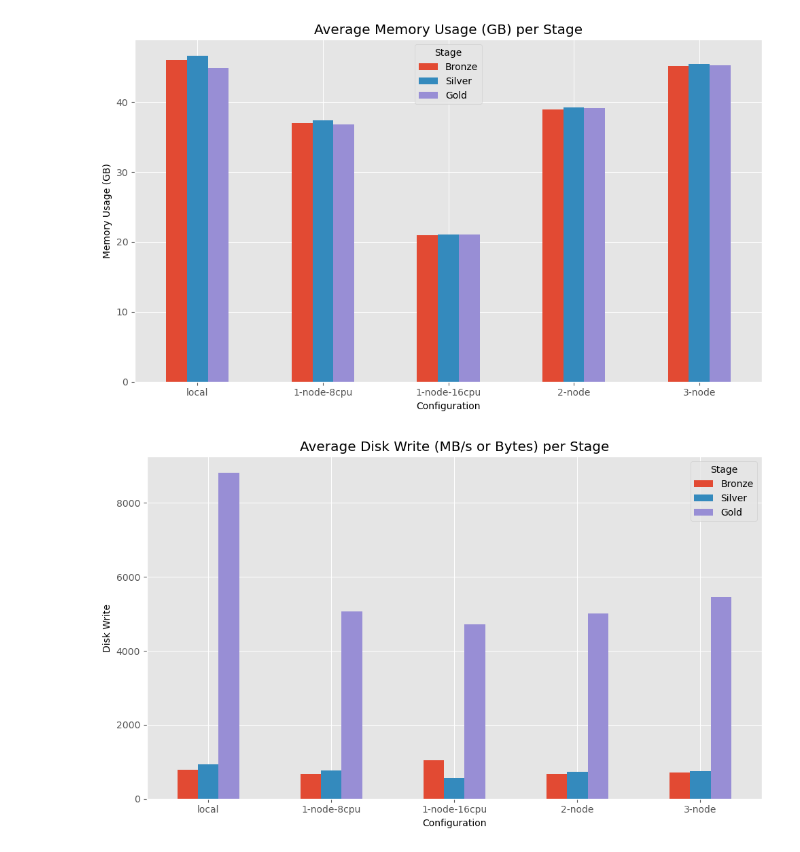
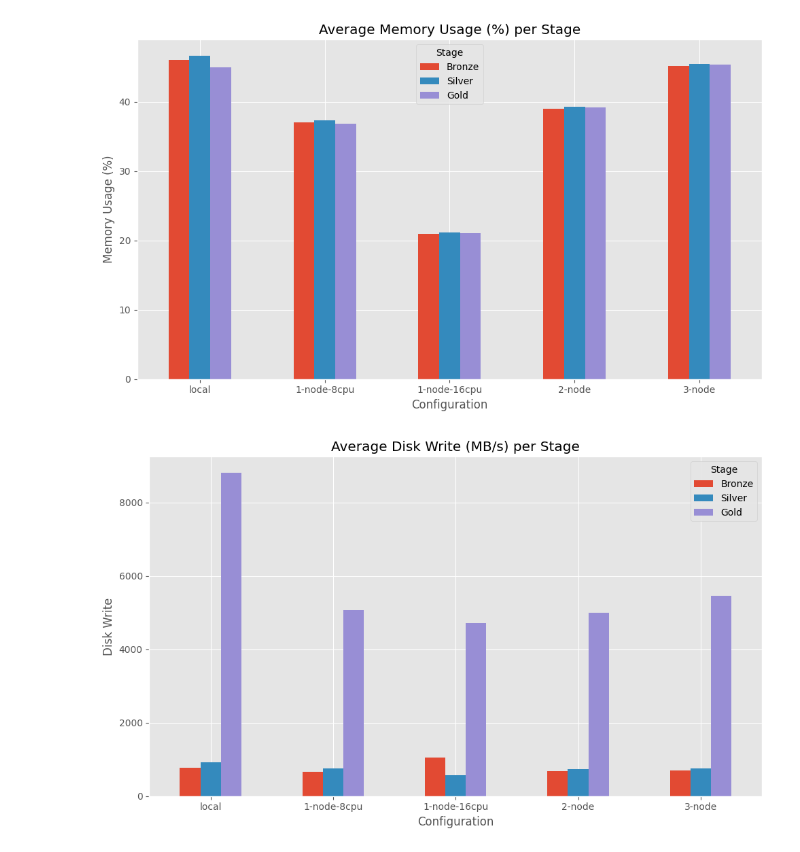
Before and after one commit to evie-mahsem-new/JetStream2_Benchmarking, a Jupyter notebook: results/visuals_pipeline.ipynb, the cells around one changed output. Cells and saved outputs as stored; diff of their text form; code cells hidden in the pictures.

```diff
--- a/results/visuals_pipeline.ipynb
+++ b/results/visuals_pipeline.ipynb
@@ -15,7 +16,7 @@ file_config_map = {
 df_list = []
 for file, label in file_config_map.items():
     try:
-        temp_df = pd.read_csv(r"C:\Users\reeda\Downloads\{}".format(file))
+        temp_df = pd.read_csv(r"/workspaces/JetStream2_Benchmarking/results/{}".format(file))
         temp_df["config"] = label
         df_list.append(temp_df)
     except FileNotFoundError:
@@ -29,5 +30,3 @@ metrics = ["total_time", "t_ingest", "t_bronze", "t_silver", "t_gold",
            "mem_bronze", "mem_silver", "mem_gold",
            "write_bronze", "write_silver", "write_gold"]
 df_avg = df_combined.groupby("config")[metrics].mean().reset_index()
-
-df_avg
@@ -98,27 +300,27 @@ df_avg_mem = df_avg[["config"] + mem_cols].set_index("config")
 df_avg_mem.columns = ["Bronze", "Silver", "Gold"]
 
 df_avg_mem.plot(kind="bar", figsize=(10, 6))
-plt.title("Average Memory Usage (GB) per Stage")
-plt.ylabel("Memory Usage (GB)")
+plt.title("Average Memory Usage (%) per Stage")
+plt.ylabel("Memory Usage (%)")
 plt.xlabel("Configuration")
 plt.xticks(rotation=0)
 plt.legend(title="Stage")
 plt.tight_layout()
 plt.show()
 # %% [output]
-[figure, old version]
+[figure, new version]
 # %%
 write_cols = ["write_bronze", "write_silver", "write_gold"]
 df_avg_write = df_avg[["config"] + write_cols].set_index("config")
 df_avg_write.columns = ["Bronze", "Silver", "Gold"]
 
 df_avg_write.plot(kind="bar", figsize=(10, 6))
-plt.title("Average Disk Write (MB/s or Bytes) per Stage")
+plt.title("Average Disk Write (MB/s) per Stage")
 plt.ylabel("Disk Write")
 plt.xlabel("Configuration")
 plt.xticks(rotation=0)
 plt.legend(title="Stage")
 plt.tight_layout()
 plt.show()
 # %% [output]
-[figure, old version]
+[figure, new version]
```
Also changed, not shown: parts of 19 cells of this notebook.
